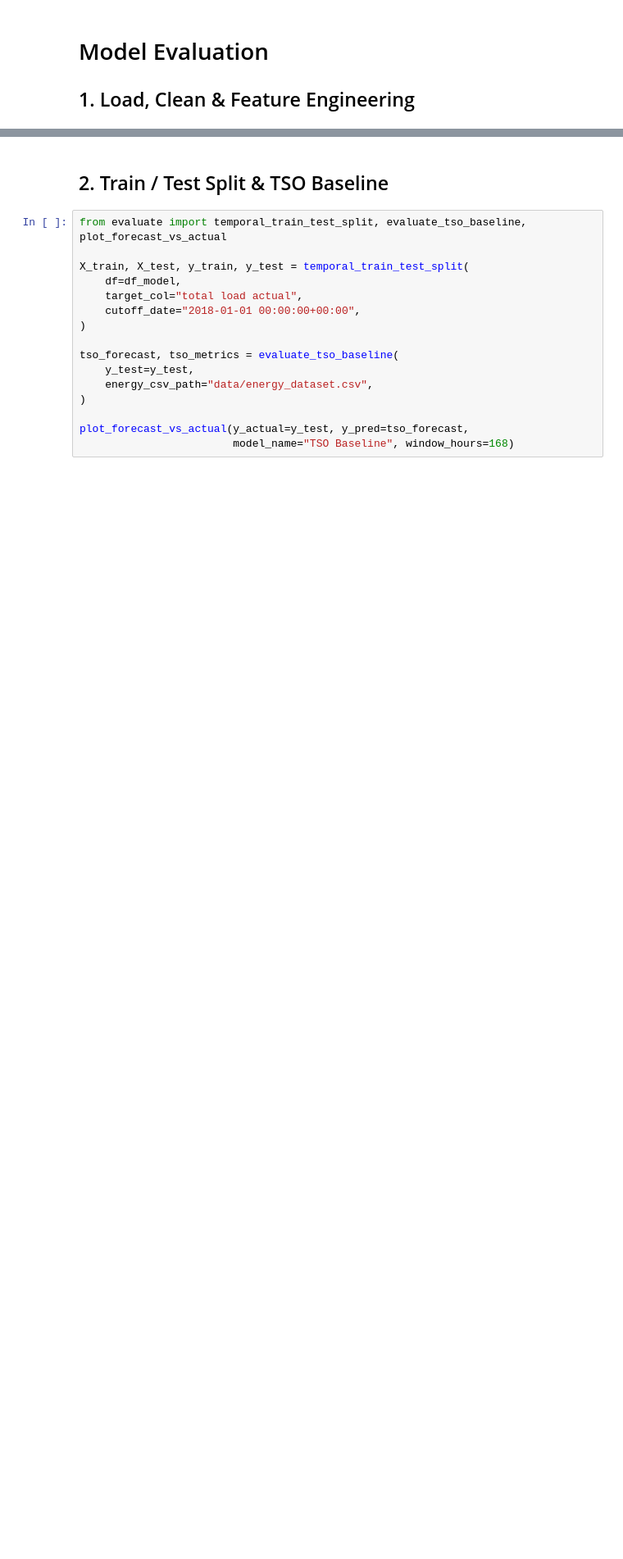
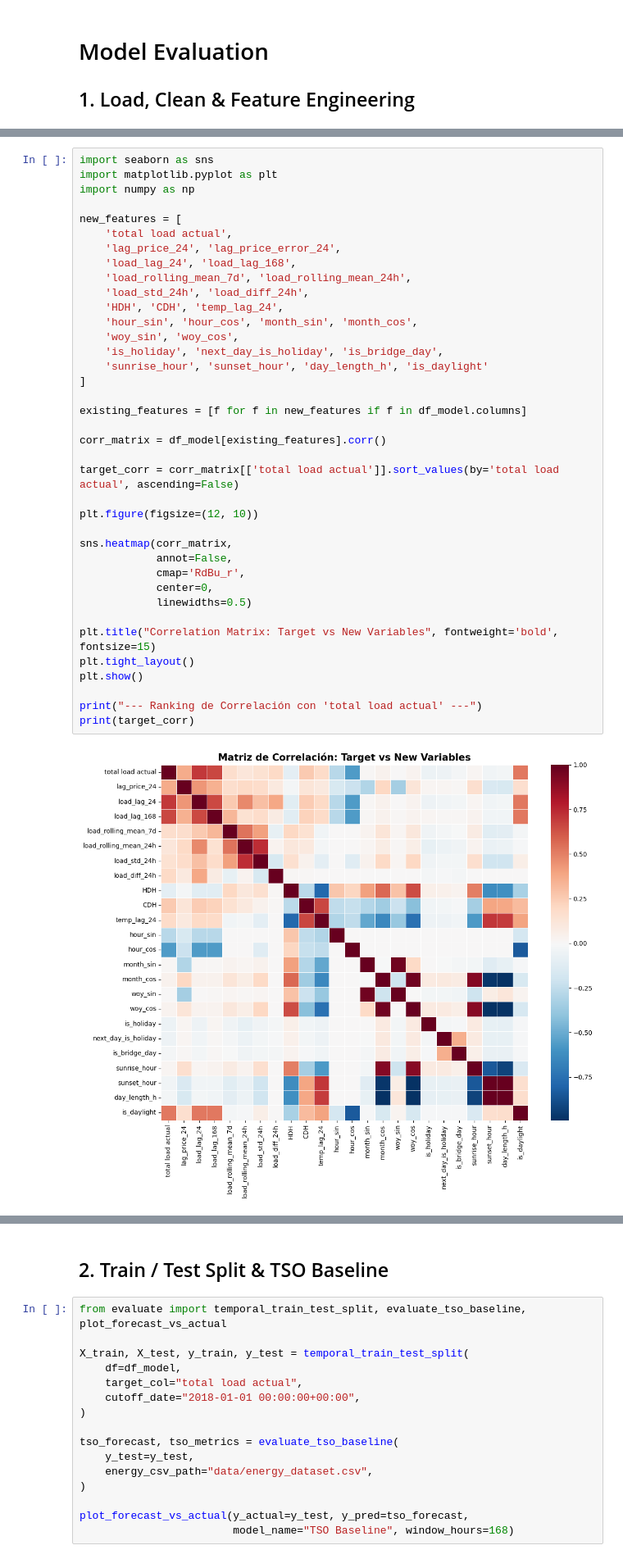
Before and after one commit to MariaGoico/Time_Series_Final_Project, a Jupyter notebook: modeling_pipeline.ipynb, the cells around one changed output, grey strips where cells are left out. Shown at 82% size. Cells and saved outputs as stored; diff of their text form; blank space fills up the shorter version.

```diff
--- a/modeling_pipeline.ipynb
+++ b/modeling_pipeline.ipynb
@@ -37,0 +38,40 @@ Feature engineering complete.
+# %%
+import seaborn as sns
+import matplotlib.pyplot as plt
+import numpy as np
+
+new_features = [
+    'total load actual',
+    'lag_price_24', 'lag_price_error_24',
+    'load_lag_24', 'load_lag_168',
+    'load_rolling_mean_7d', 'load_rolling_mean_24h',
+    'load_std_24h', 'load_diff_24h',
+    'HDH', 'CDH', 'temp_lag_24',
+    'hour_sin', 'hour_cos', 'month_sin', 'month_cos',
+    'woy_sin', 'woy_cos',
+    'is_holiday', 'next_day_is_holiday', 'is_bridge_day',
+    'sunrise_hour', 'sunset_hour', 'day_length_h', 'is_daylight'
+]
+
+existing_features = [f for f in new_features if f in df_model.columns]
+
+corr_matrix = df_model[existing_features].corr()
+
+target_corr = corr_matrix[['total load actual']].sort_values(by='total load actual', ascending=False)
+
+plt.figure(figsize=(12, 10))
+
+sns.heatmap(corr_matrix,
+            annot=False,
+            cmap='RdBu_r',
+            center=0,
+            linewidths=0.5)
+
+plt.title("Correlation Matrix: Target vs New Variables", fontweight='bold', fontsize=15)
+plt.tight_layout()
+plt.show()
+
+print("--- Ranking de Correlación con 'total load actual' ---")
+print(target_corr)
+# %% [output]
+[figure, added]
```
Also changed, not shown: parts of 12 cells of this notebook, 1 other file.
